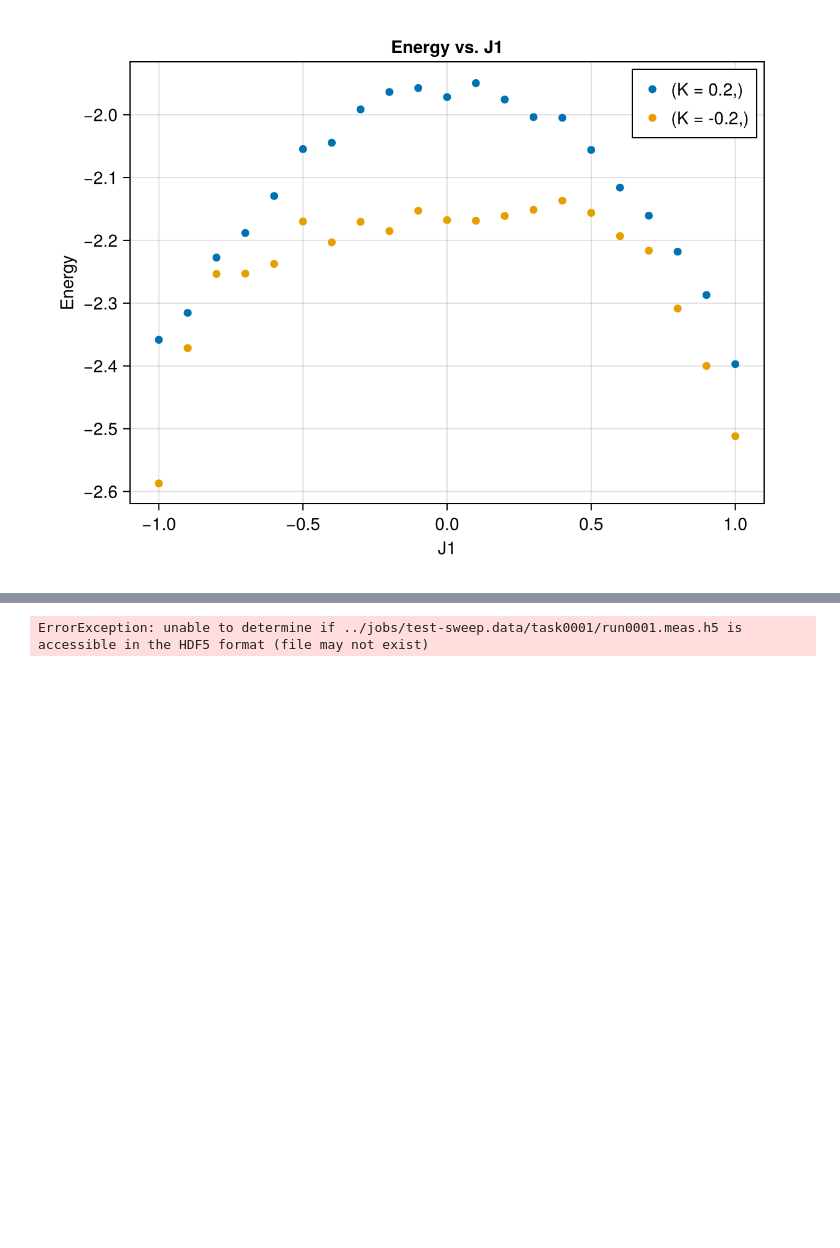
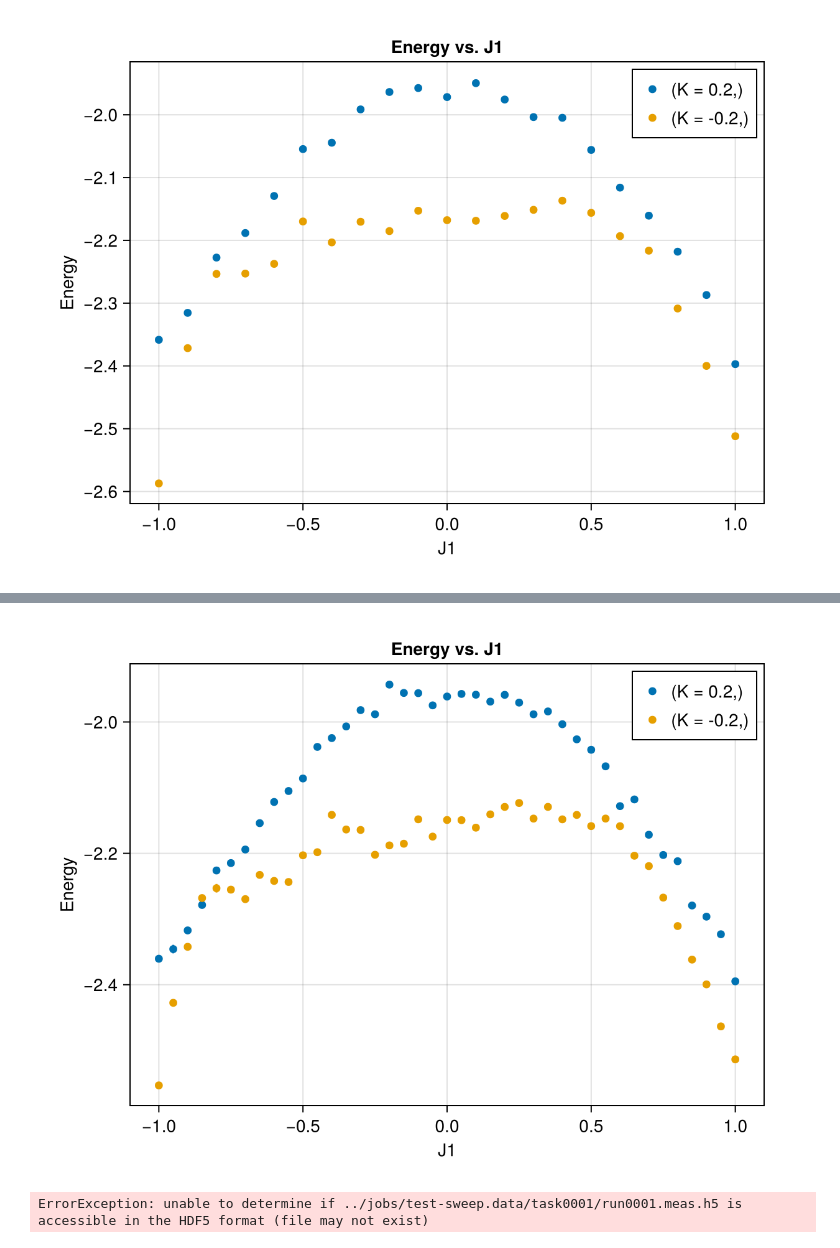
Before and after one commit to PatXue/Biquadratic.jl, a Jupyter notebook: analysis/j1-sweep.ipynb, the cells around one changed output, grey strips where cells are left out. Cells and saved outputs as stored; diff of their text form; code cells hidden in the pictures; blank space fills up the shorter version.

Commit message:
Generate fine sweep plots

```diff
--- a/analysis/j1-sweep.ipynb
+++ b/analysis/j1-sweep.ipynb
@@ -119,3 +119,6 @@ generatePlot(
 )
 # %% [output]
 [figure]
+# %%
+jobname = "j1-fine-sweep"
+fine_data = groupby(cleandata("../jobs/" * jobname * ".results.json"), [:K])
@@ -122,3 +168,12 @@ generatePlot(
+# %%
+generatePlot(
+    fine_data, :J1, :Energy;
+    title="Energy vs. J1",
+    xlabel="J1",
+    ylabel="Energy"
+)
+# %% [output]
+[figure, added]
 # %%
 fig = Figure()
 
```
Also changed, not shown: parts of 1 cell of this notebook.
